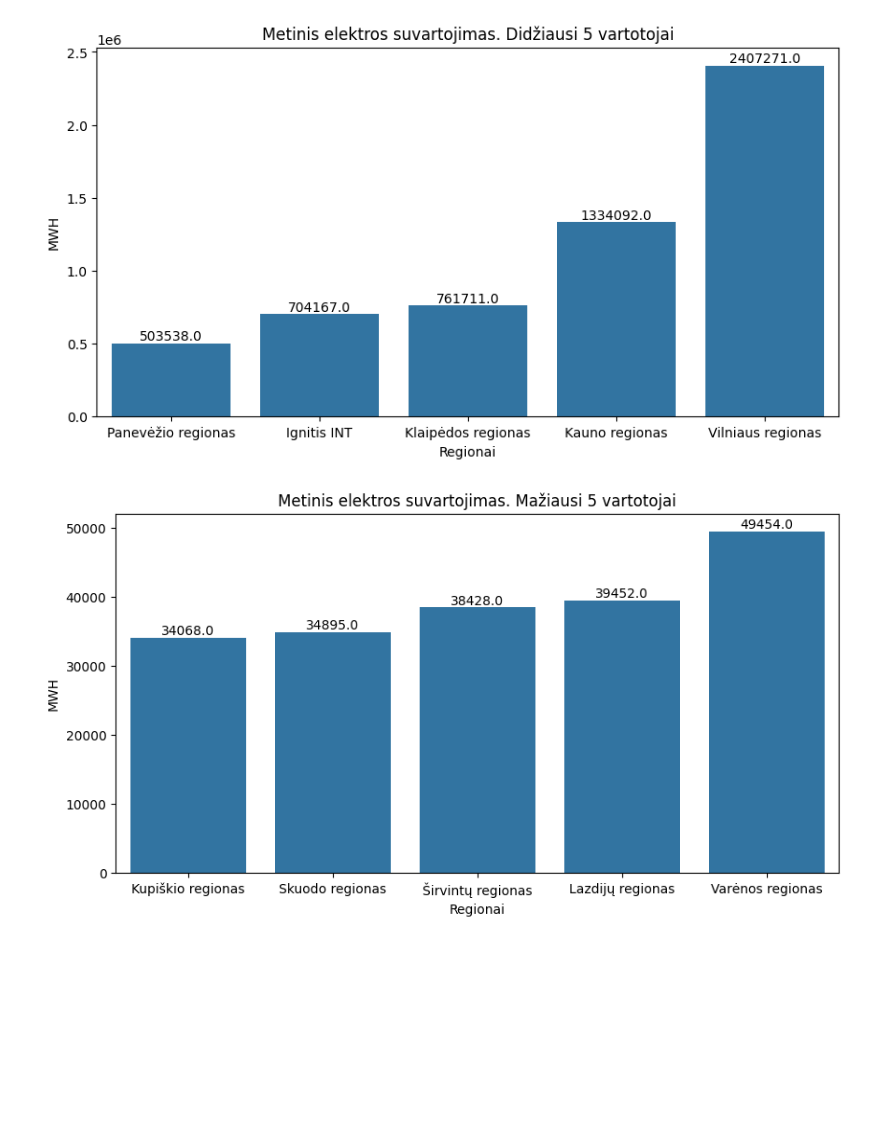
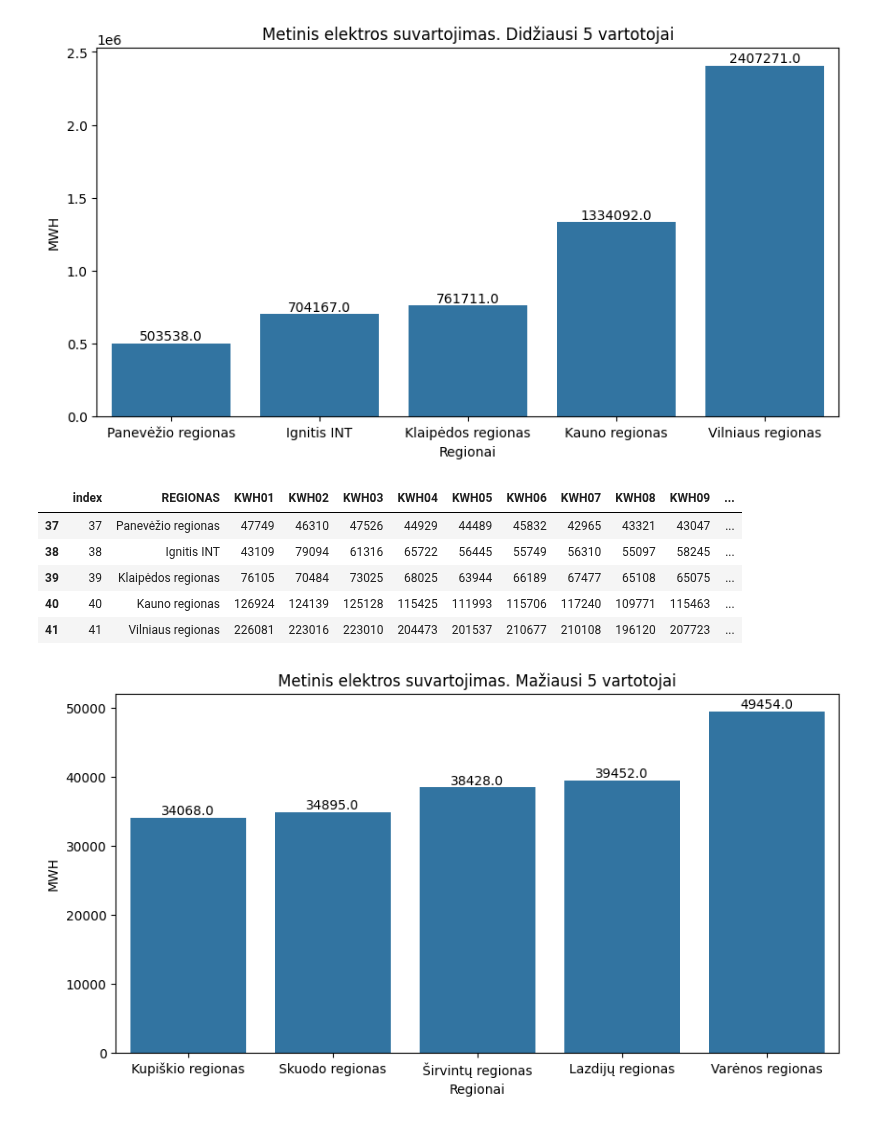
Before and after one commit to ISeeBugsEverywhere/DataScienceNotebooks, a Jupyter notebook: Studentai/Paulius Vanagas/80 c paskaita.ipynb, the cells around one changed output. Drawn from its saved outputs; the diff is of its cells as text; code cells hidden in the pictures; blank space fills up the shorter version.

```diff
--- a/Studentai/Paulius Vanagas/80 c paskaita.ipynb
+++ b/Studentai/Paulius Vanagas/80 c paskaita.ipynb
@@ -141,3 +118,18 @@ plt.ylabel('MWH')
 plt.show()
 # %% [output]
 [figure]
+# %%
+df_map= df_bendra.tail(5).copy()
+lat=[55.751268, 55.549804, 55.729622, 54.901288, 54.657349 ]
+long=[24.361243, 23.669104, 21.350989,  23.916297, 25.284095]
+df_map['latitude'] = lat
+df_map['longitude'] = long
+# %%
+df_map
+# %% [output]
+|  | index | REGIONAS | KWH01 | KWH02 | KWH03 | KWH04 | KWH05 | KWH06 | KWH07 | KWH08 | KWH09 | ... |
+| 37 | 37 | Panevėžio regionas | 47749 | 46310 | 47526 | 44929 | 44489 | 45832 | 42965 | 43321 | 43047 | ... |
+| 38 | 38 | Ignitis INT | 43109 | 79094 | 61316 | 65722 | 56445 | 55749 | 56310 | 55097 | 58245 | ... |
+| 39 | 39 | Klaipėdos regionas | 76105 | 70484 | 73025 | 68025 | 63944 | 66189 | 67477 | 65108 | 65075 | ... |
+| 40 | 40 | Kauno regionas | 126924 | 124139 | 125128 | 115425 | 111993 | 115706 | 117240 | 109771 | 115463 | ... |
+| 41 | 41 | Vilniaus regionas | 226081 | 223016 | 223010 | 204473 | 201537 | 210677 | 210108 | 196120 | 207723 | ... |
```
Also changed, not shown: parts of 7 cells of this notebook, 2 other files.
